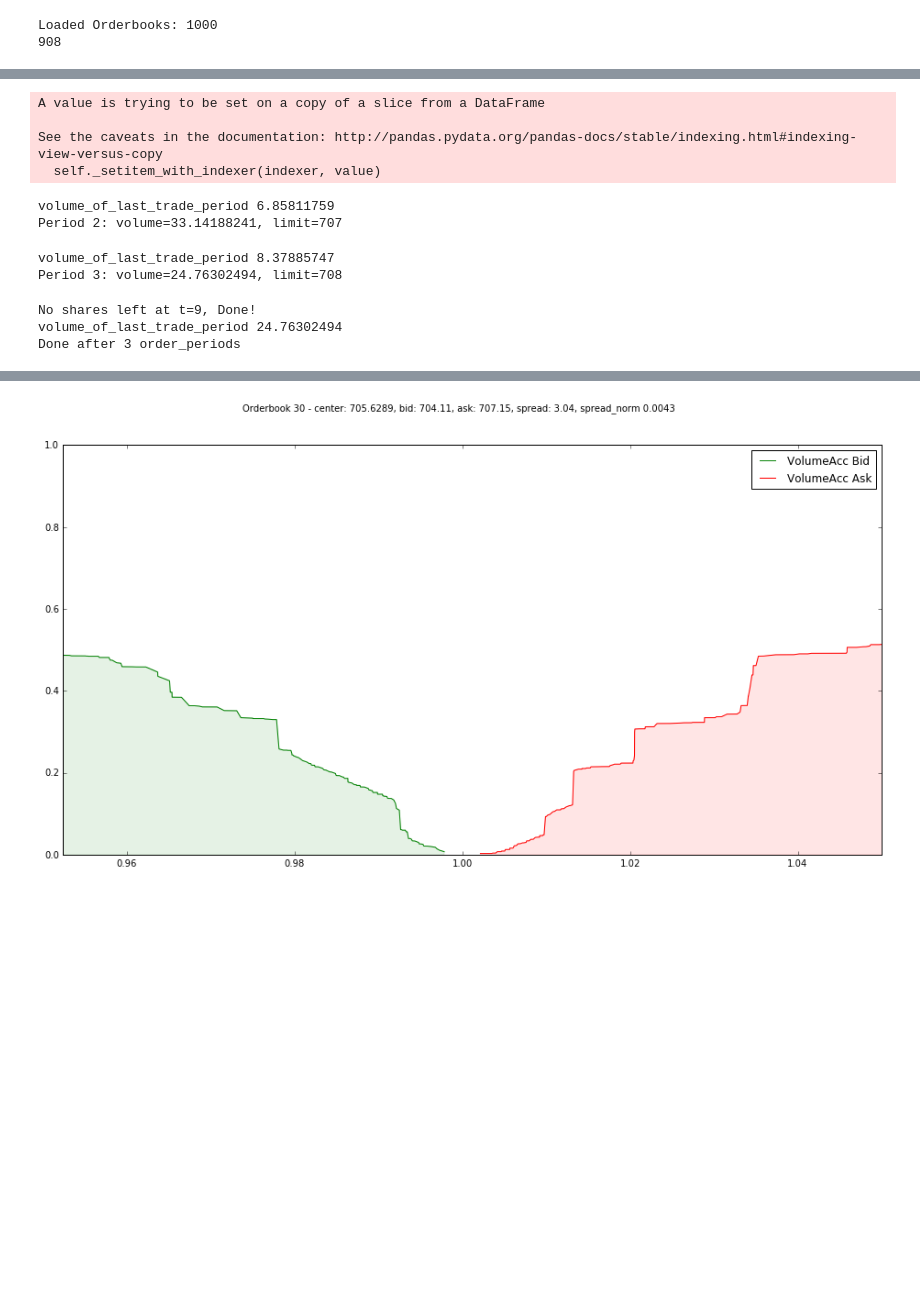
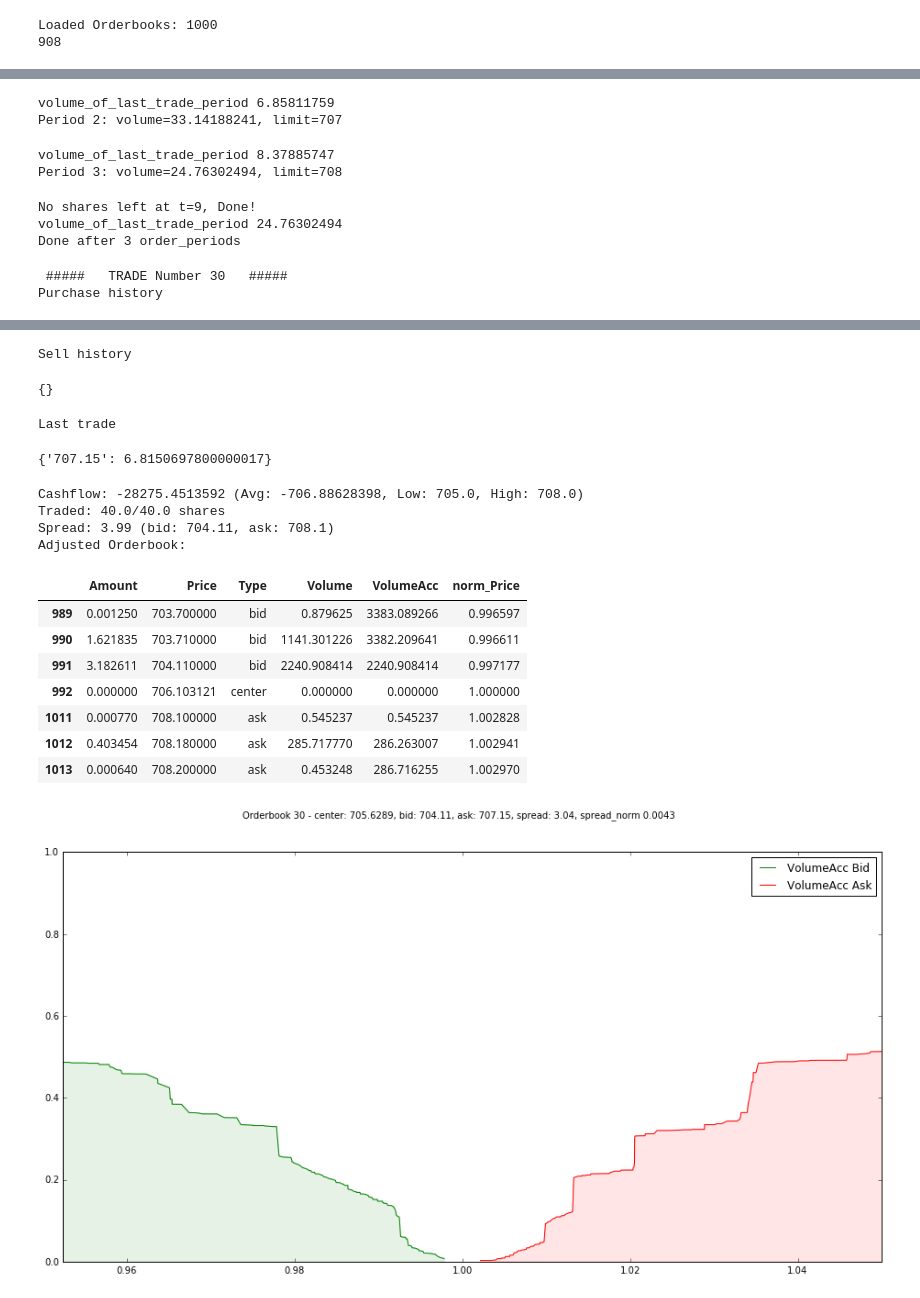
Before and after one commit to axelperschmann/orderbook_agent, a Jupyter notebook: extract_orderbooks_for_one_currencypair.ipynb, the cells around one changed output, grey strips where cells are left out. Drawn from its saved outputs; the diff is of its cells as text; code cells hidden in the pictures; blank space fills up the shorter version.

```diff
--- a/extract_orderbooks_for_one_currencypair.ipynb
+++ b/extract_orderbooks_for_one_currencypair.ipynb
@@ -79,6 +79,7 @@ for i in range(order_periods):
     else:
         print("Done after {} order_periods".format(i+1))
         break
+ots.summarize(new_ob)
 
 
 # new_ob = ots.trade_timespan(orderbooks[timespan:timespan+timespan], volume=vol, limit=706, verbose=True, timespan=timespan)
@@ -86,14 +87,12 @@ plot_orderbook(new_ob, title = "Orderbook {}".format(ots.t), normalized=True, ra
 plot_orderbook(new_ob, title = "Orderbook {}".format(ots.t), normalized=False, range_factor=1.05)
 # %% [output]
 Period 1: volume=40, limit=706
-A value is trying to be set on a copy of a slice from a DataFrame
-
-See the caveats in the documentation: http://pandas.pydata.org/pandas-docs/stable/indexing.html#indexing-view-versus-copy
-  self._setitem_with_indexer(indexer, value)
+volume_of_last_trade_period 6.85811759
+Period 2: volume=33.14188241, limit=707
-volume_of_last_trade_period 6.85811759
-Period 2: volume=33.14188241, limit=707
+volume_of_last_trade_period 8.37885747
+Period 3: volume=24.76302494, limit=708
-volume_of_last_trade_period 8.37885747
-Period 3: volume=24.76302494, limit=708
+No shares left at t=9, Done!
+volume_of_last_trade_period 24.76302494
+Done after 3 order_periods
-No shares left at t=9, Done!
-volume_of_last_trade_period 24.76302494
-Done after 3 order_periods
+ #####   TRADE Number 30   #####
+Purchase history
@@ -100,3 +116,19 @@ Done after 3 order_periods
+Sell history
+{}
+Last trade
+{'707.15': 6.8150697800000017}
+Cashflow: -28275.4513592 (Avg: -706.88628398, Low: 705.0, High: 708.0)
+Traded: 40.0/40.0 shares
+Spread: 3.99 (bid: 704.11, ask: 708.1)
+Adjusted Orderbook:
+|  | Amount | Price | Type | Volume | VolumeAcc | norm_Price |
+| 989 | 0.001250 | 703.700000 | bid | 0.879625 | 3383.089266 | 0.996597 |
+| 990 | 1.621835 | 703.710000 | bid | 1141.301226 | 3382.209641 | 0.996611 |
+| 991 | 3.182611 | 704.110000 | bid | 2240.908414 | 2240.908414 | 0.997177 |
+| 992 | 0.000000 | 706.103121 | center | 0.000000 | 0.000000 | 1.000000 |
+| 1011 | 0.000770 | 708.100000 | ask | 0.545237 | 0.545237 | 1.002828 |
+| 1012 | 0.403454 | 708.180000 | ask | 285.717770 | 286.263007 | 1.002941 |
+| 1013 | 0.000640 | 708.200000 | ask | 0.453248 | 286.716255 | 1.002970 |
 [figure]
 [figure]
 # %%
```
Also changed, not shown: parts of 2 cells of this notebook.
